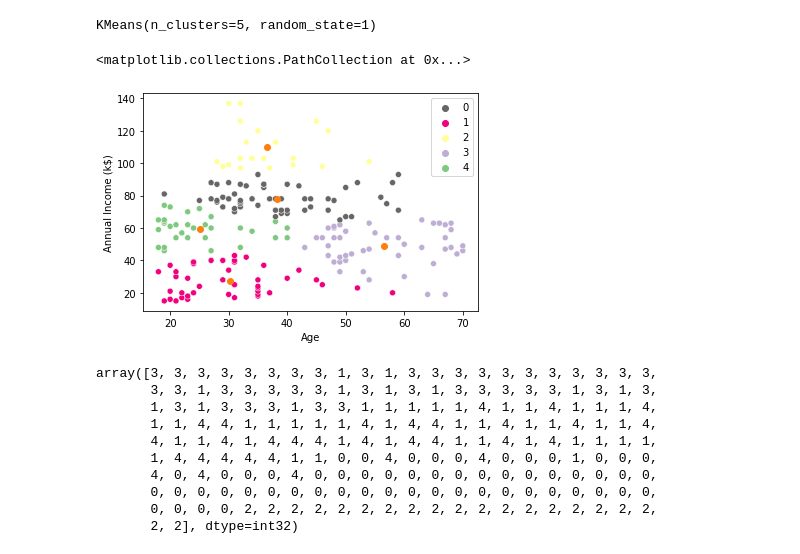
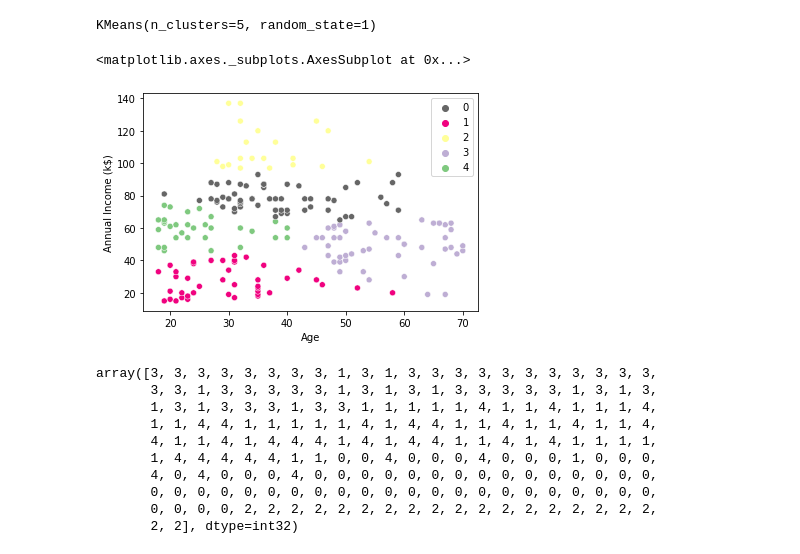
Before and after one commit to kozz84/Udemy, a Jupyter notebook: Machine_Learning_A_Z.ipynb, the cells around one changed output. Saved outputs shown, nothing was run; the diff lists cells and outputs as text; code cells hidden in the pictures.

```diff
--- a/Machine_Learning_A_Z.ipynb
+++ b/Machine_Learning_A_Z.ipynb
@@ -833,7 +833,7 @@ data
 # %%
 data = data.drop('CustomerID',axis=1)
 # %%
-X = data.iloc[:,1:3]
+X = data.iloc[:,2:4]
 # %%
 X
 # %% [output]
@@ -889,10 +889,10 @@ KMeans(n_clusters=5, random_state=1)
 labels1=kmeans.labels_
 # %%
 sns.scatterplot(data=data, x="Age", y='Annual Income (k$)', hue= labels1, palette='Accent_r')
-plt.scatter(kmeans.cluster_centers_[:,0],kmeans.cluster_centers_[:,1])
+#plt.scatter(kmeans.cluster_centers_[:,0],kmeans.cluster_centers_[:,1])
 # %% [output]
-<matplotlib.collections.PathCollection at 0x...>
+<matplotlib.axes._subplots.AxesSubplot at 0x...>
-[figure, old version]
+[figure, new version]
 # %%
 labels2 = kmeans.fit_predict(X)
 labels
```
Also changed, not shown: parts of 32 cells of this notebook.
